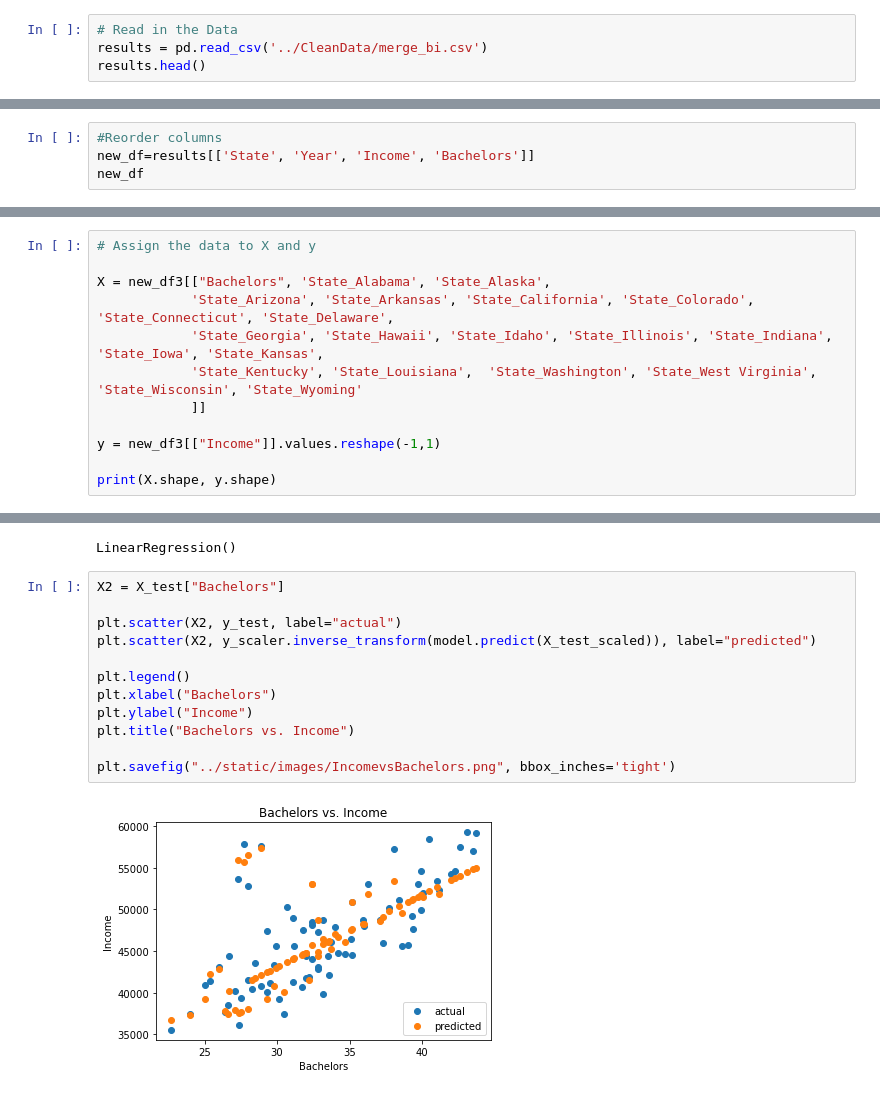
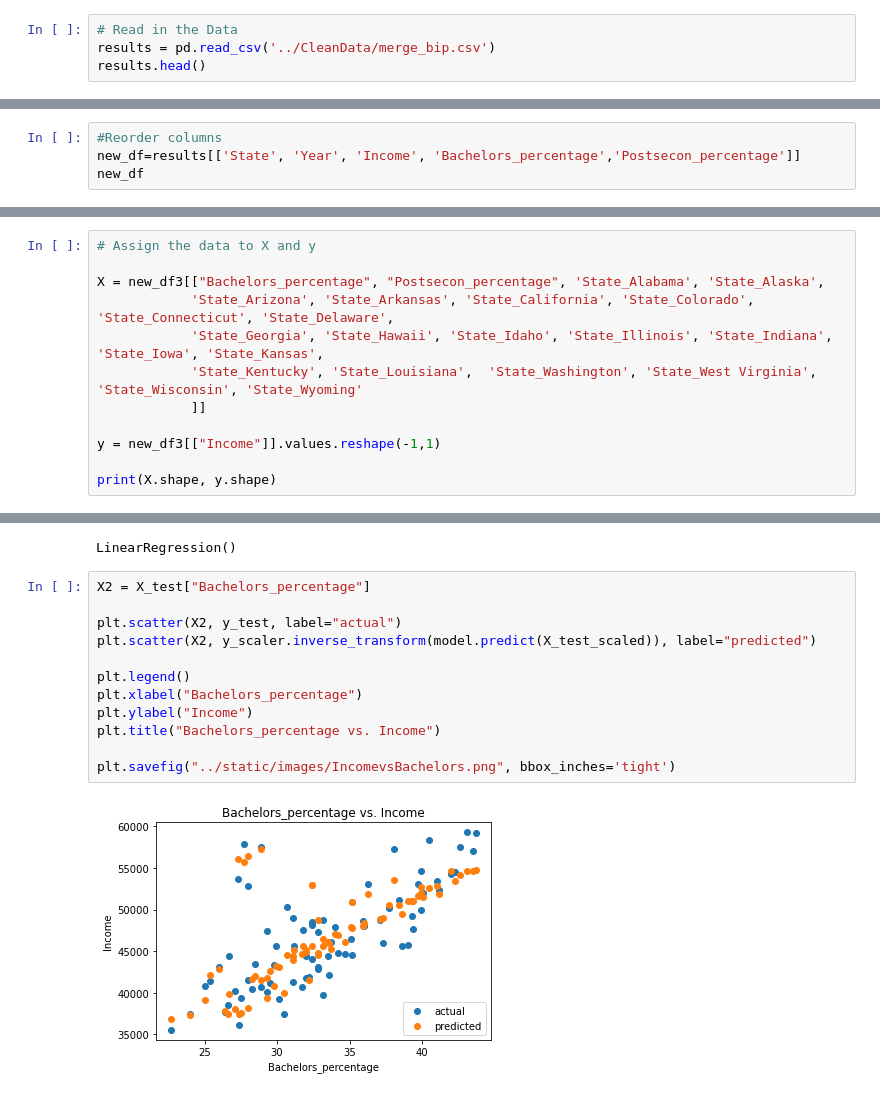
Before and after one commit to Tr3Yday30/Heartthrob, a Jupyter notebook: CleanData/Machine_Learning.ipynb, the cells around one changed output, grey strips where cells are left out. Saved outputs shown, nothing was run; the diff lists cells and outputs as text.

Commit message:
new merge

```diff
--- a/CleanData/Machine_Learning.ipynb
+++ b/CleanData/Machine_Learning.ipynb
@@ -11,6 +11,6 @@ from sklearn.cluster import KMeans
 import tensorflow as tf
 # %%
 # Read in the Data
-results = pd.read_csv('../CleanData/merge_bi.csv')
+results = pd.read_csv('../CleanData/merge_bip.csv')
 results.head()
 # %% [output]
@@ -23,5 +23,5 @@ results.head()
 # %%
 #Reorder columns
-new_df=results[['State', 'Year', 'Income', 'Bachelors']]
+new_df=results[['State', 'Year', 'Income', 'Bachelors_percentage','Postsecon_percentage']]
 new_df
 # %% [output]
@@ -75,7 +75,7 @@ new_df3
 # %%
 # Assign the data to X and y
 
-X = new_df3[["Bachelors", 'State_Alabama', 'State_Alaska',
+X = new_df3[["Bachelors_percentage", "Postsecon_percentage", 'State_Alabama', 'State_Alaska',
             'State_Arizona', 'State_Arkansas', 'State_California', 'State_Colorado', 'State_Connecticut', 'State_Delaware',
             'State_Georgia', 'State_Hawaii', 'State_Idaho', 'State_Illinois', 'State_Indiana', 'State_Iowa', 'State_Kansas',
             'State_Kentucky', 'State_Louisiana',  'State_Washington', 'State_West Virginia', 'State_Wisconsin', 'State_Wyoming'
@@ -112,16 +112,16 @@ model.fit(X_train_scaled, y_train_scaled)
 # %% [output]
 LinearRegression()
 # %%
-X2 = X_test["Bachelors"]
+X2 = X_test["Bachelors_percentage"]
 
 plt.scatter(X2, y_test, label="actual")
 plt.scatter(X2, y_scaler.inverse_transform(model.predict(X_test_scaled)), label="predicted")
 
 plt.legend()
-plt.xlabel("Bachelors")
+plt.xlabel("Bachelors_percentage")
 plt.ylabel("Income")
-plt.title("Bachelors vs. Income")
+plt.title("Bachelors_percentage vs. Income")
 
 plt.savefig("../static/images/IncomevsBachelors.png", bbox_inches='tight')
 # %% [output]
-[figure, old version]
+[figure, new version]
```
Also changed, not shown: parts of 11 cells of this notebook, 8 other files.
